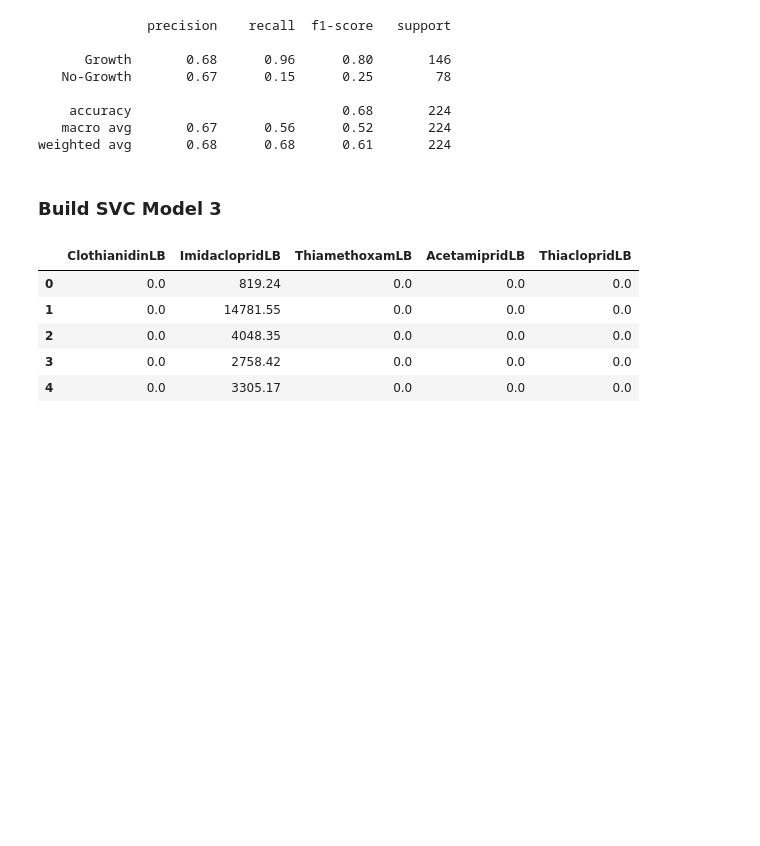
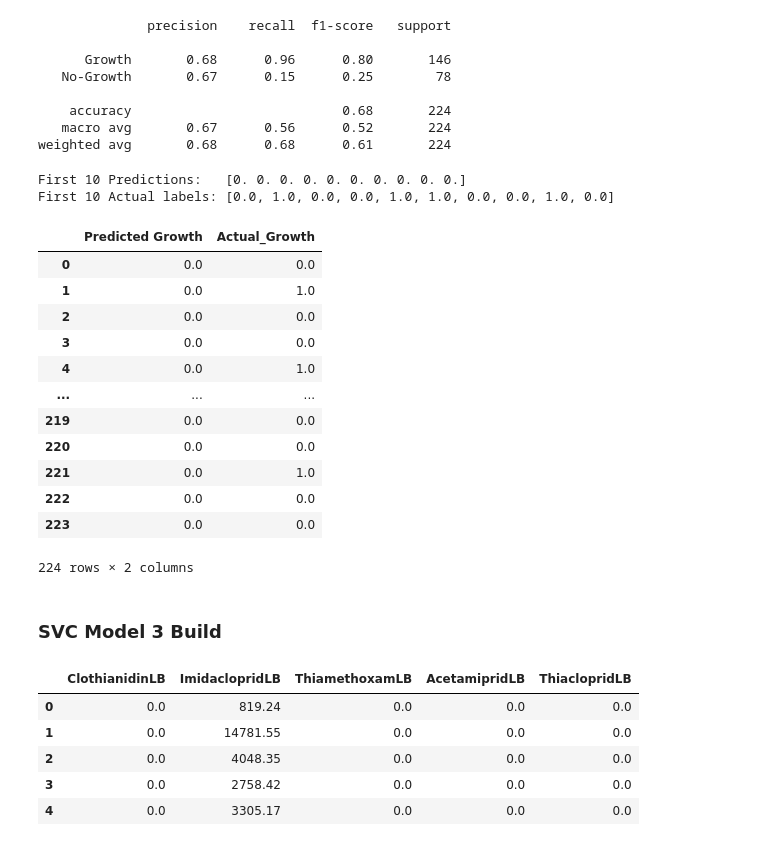
Before and after one commit to mathewqpmiller/Project3-RiotOfTheGreyRock, a Jupyter notebook: MathewsMachineLearningModelSVC.ipynb, the cells around one changed output. Cells and saved outputs as stored; diff of their text form; code cells hidden in the pictures; blank space fills up the shorter version.

```diff
--- a/MathewsMachineLearningModelSVC.ipynb
+++ b/MathewsMachineLearningModelSVC.ipynb
@@ -203,8 +226,31 @@ print(classification_report(y_test, honeybee_prediction,
     accuracy                           0.68       224
    macro avg       0.67      0.56      0.52       224
 weighted avg       0.68      0.68      0.61       224
+# %%
+predictions2 = honeybee_svc_model2.predict(x_test)
+print(f"First 10 Predictions:   {predictions2[:10]}")
+print(f"First 10 Actual labels: {y_test[:10].tolist()}")
+# %% [output]
+First 10 Predictions:   [0. 0. 0. 0. 0. 0. 0. 0. 0. 0.]
+First 10 Actual labels: [0.0, 1.0, 0.0, 0.0, 1.0, 1.0, 0.0, 0.0, 1.0, 0.0]
+# %%
+pd.DataFrame({"Predicted Growth": predictions2, "Actual_Growth": y_test}).reset_index(drop=True)
+# %% [output]
+|  | Predicted Growth | Actual_Growth |
+| 0 | 0.0 | 0.0 |
+| 1 | 0.0 | 1.0 |
+| 2 | 0.0 | 0.0 |
+| 3 | 0.0 | 0.0 |
+| 4 | 0.0 | 1.0 |
+| ... | ... | ... |
+| 219 | 0.0 | 0.0 |
+| 220 | 0.0 | 0.0 |
+| 221 | 0.0 | 1.0 |
+| 222 | 0.0 | 0.0 |
+| 223 | 0.0 | 0.0 |
+224 rows × 2 columns
 # %% [markdown]
-### Build SVC Model 3
+### SVC Model 3 Build
 # %%
 # Keep Only
 
```
Also changed, not shown: parts of 12 cells of this notebook.
